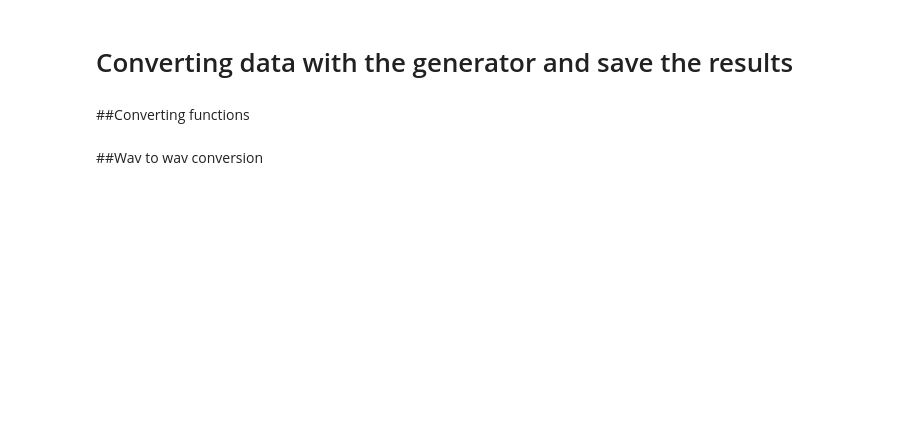
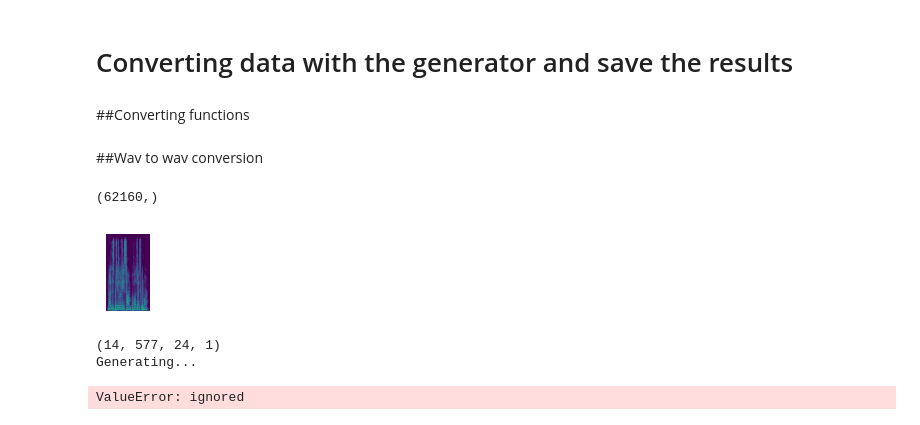
Before and after one commit to WinWut/Music-style-transfer-to-lofi, a Jupyter notebook: MelGAN_VC.ipynb, the cells around one changed output. Cells and saved outputs as stored; diff of their text form; code cells hidden in the pictures; blank space fills up the shorter version.

```diff
--- a/MelGAN_VC.ipynb
+++ b/MelGAN_VC.ipynb
@@ -328,11 +318,13 @@ def audio_array(path):
       x, sr = tf.audio.decode_wav(tf.io.read_file(ls[i]), 1)
     except:
       print(ls[i]," is broken")
-      os.remove(ls[i])
+      # os.remove(ls[i])
+      # print(ls[i],"is removed")
       continue
     x = np.array(x, dtype=np.float32)
     adata.append(x)
   return np.array(adata)
+
 
 #Concatenate spectrograms in array along the time axis
 def testass(a):
@@ -378,11 +370,11 @@ def splitcut(data):
 #bdata: target spectrograms
 
 #Lo-
-bwv = audio_array("/content/cmu_us_clb_arctic/wav")                               #get waveform array from folder containing wav files
+bwv = audio_array("/content/cmu_us_bdl_arctic/wav")                               #get waveform array from folder containing wav files
 bspec = tospec(bwv)                                                                 #get spectrogram array
 bdata = splitcut(bspec)                                                             #split spectrogams to fixed length
 #MALE1
-awv = audio_array("/content/cmu_us_bdl_arctic/wav")
+awv = audio_array("/content/cmu_us_clb_arctic/wav")
 aspec = tospec(awv)
 adata = splitcut(aspec)
 # #MALE2
@@ -763,7 +756,10 @@ def testgena():
     num=6
   else:
     num=a.shape[1]//shape
-  rn = np.random.randint(a.shape[1]-(num*shape))
+  try:
+    rn = np.random.randint(a.shape[1]-(num*shape))
+  except:
+    pass
   for i in range(num):
     im = a[:,rn+(i*shape):rn+(i*shape)+shape]
     im = np.reshape(im, (im.shape[0],im.shape[1],1))
@@ -796,8 +792,19 @@ def save_end(epoch,gloss,closs,mloss,n_save=3,save_path='/content/models'):
   if epoch % n_save == 0:
     print('Saving...')
     path = f'{save_path}/MELGANVC-{str(gloss)[:9]}-{str(closs)[:9]}-{str(mloss)[:9]}'
+    print(path)
     os.mkdir(path)
     gen.save_weights(path+'/gen.h5')
     critic.save_weights(path+'/critic.h5')
     siam.save_weights(path+'/siam.h5')
-    save_test_image_full(path)
+    # save_test_image_full(path)                                                        #
+# %%
+test1=testgena()
+test1.shape
+test2 = np.random.choice(aspec)
+test3=np.random.choice(aspec)
+try:
+  rn = np.random.randint(test3.shape[1]-(6*shape))
+except:
+  pass
+im = test1[:,rn+(5*shape):rn+(5*shape)+shape]
@@ -1081,14 +1096,20 @@ def towave(spec, name, path='../content/', show=False):
 ##Wav to wav conversion
 # %%
 #Wav to wav conversion
-
-wv, sr = librosa.load(librosa.util.example_audio_file(), sr=16000)  #Load waveform
+from librosa import load
+wv, sr = librosa.load("/content/arctic_a0002.wav", sr=16000)  #Load waveform
 print(wv.shape)
 speca = prep(wv)                                                    #Waveform to Spectrogram
 
 plt.figure(figsize=(50,1))                                          #Show Spectrogram
 plt.imshow(np.flip(speca, axis=0), cmap=None)
 plt.axis('off')
 plt.show()
 
-abwv = towave(speca, name='FILENAME1', path='../content/')           #Convert and save wav
+abwv = towave(speca, name='opt111', path='/content')           #Convert and save wav
+# %% [output]
+(62160,)
+[figure, added]
+(14, 577, 24, 1)
+Generating...
+ValueError: ignored
```
Also changed, not shown: parts of 14 cells of this notebook.
